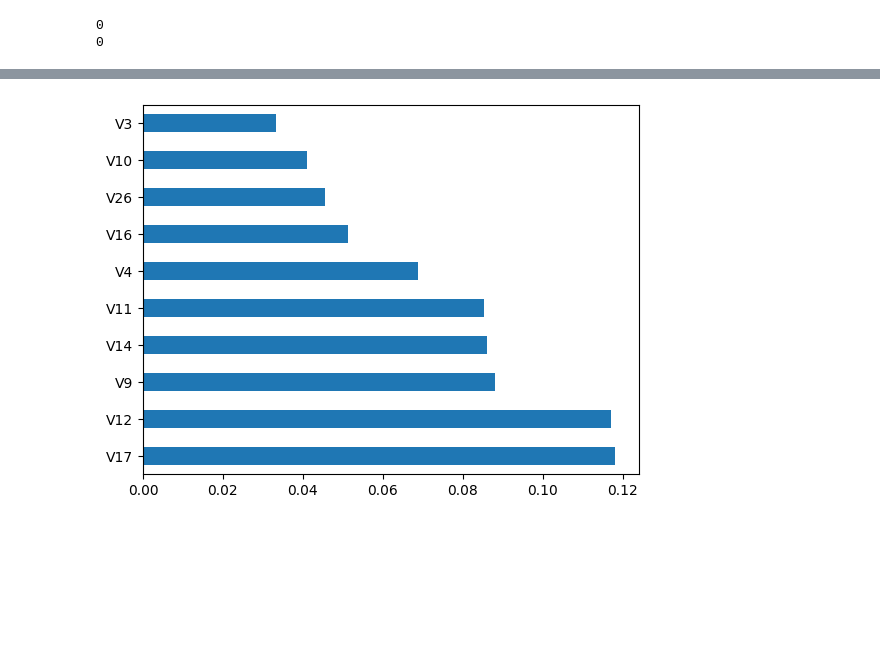
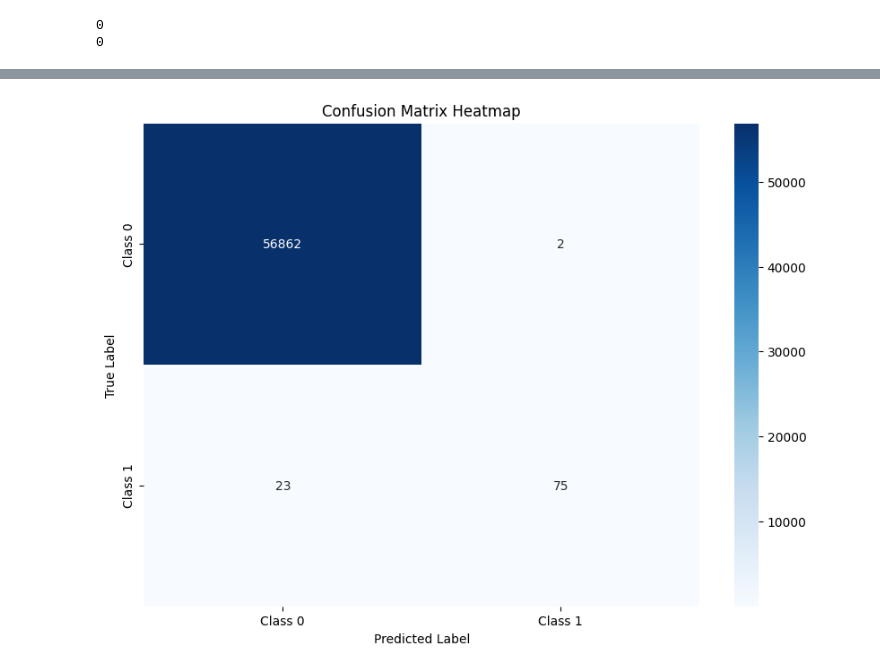
Before and after one commit to MuGrahiman/ML-Transaction-Fraud-Detection, a Jupyter notebook: FruadDetectionInTransaction.ipynb, the cells around one changed output, grey strips where cells are left out. Cells and saved outputs as stored; diff of their text form; code cells hidden in the pictures; blank space fills up the shorter version.

```diff
--- a/FruadDetectionInTransaction.ipynb
+++ b/FruadDetectionInTransaction.ipynb
@@ -122,9 +207,13 @@ Confusion Matrix:
-# %%
-# Visualizing feature importance
-import matplotlib.pyplot as plt
-
-feature_importances = pd.Series(model.feature_importances_, index=X.columns)
-feature_importances.nlargest(10).plot(kind='barh')
-plt.show()
-# %% [output]
-[figure, removed]
+# %%
+
+# Assuming y_test and predictions are already defined
+cm = confusion_matrix(y_test, predictions)
+
+plt.figure(figsize=(10, 7))
+sns.heatmap(cm, annot=True, fmt='d', cmap='Blues', xticklabels=['Class 0', 'Class 1'], yticklabels=['Class 0', 'Class 1'])
+plt.xlabel('Predicted Label')
+plt.ylabel('True Label')
+plt.title('Confusion Matrix Heatmap')
+plt.show()
+# %% [output]
+[figure, added]
```
Also changed, not shown: parts of 20 cells of this notebook.
